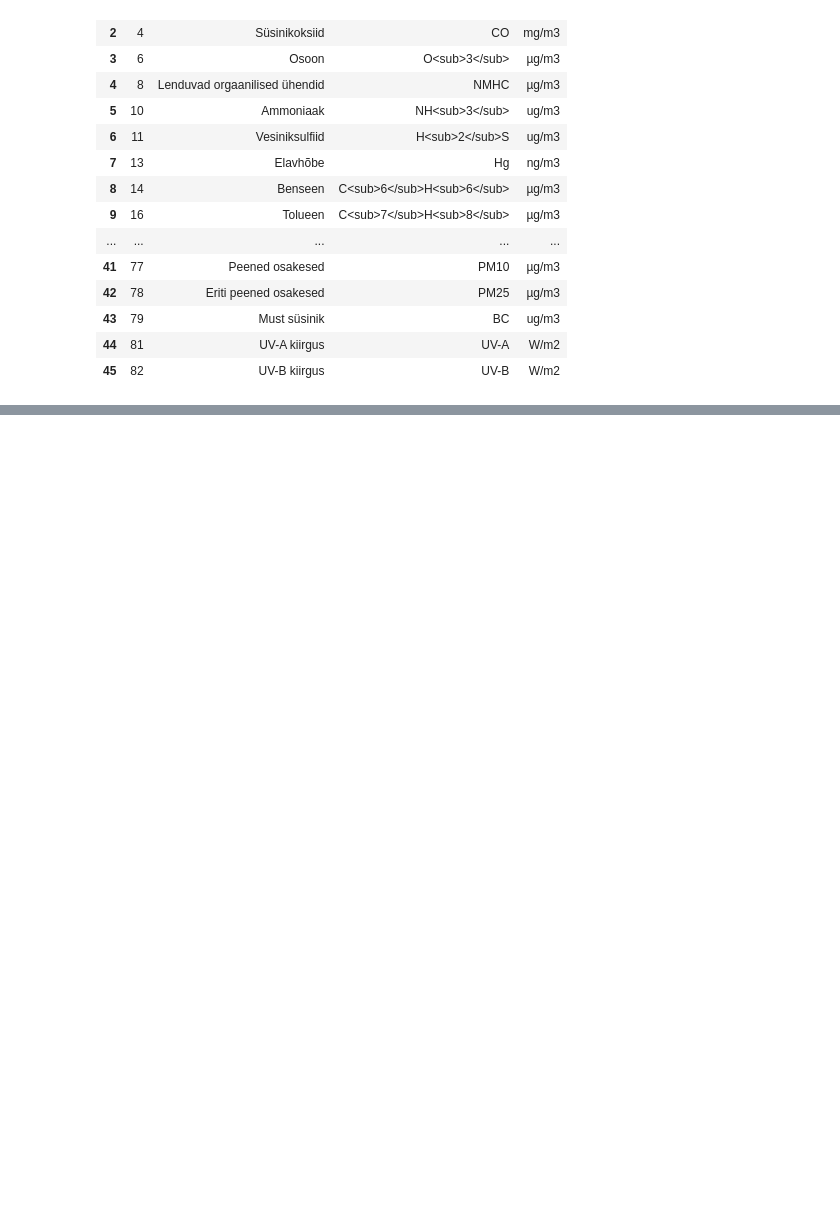
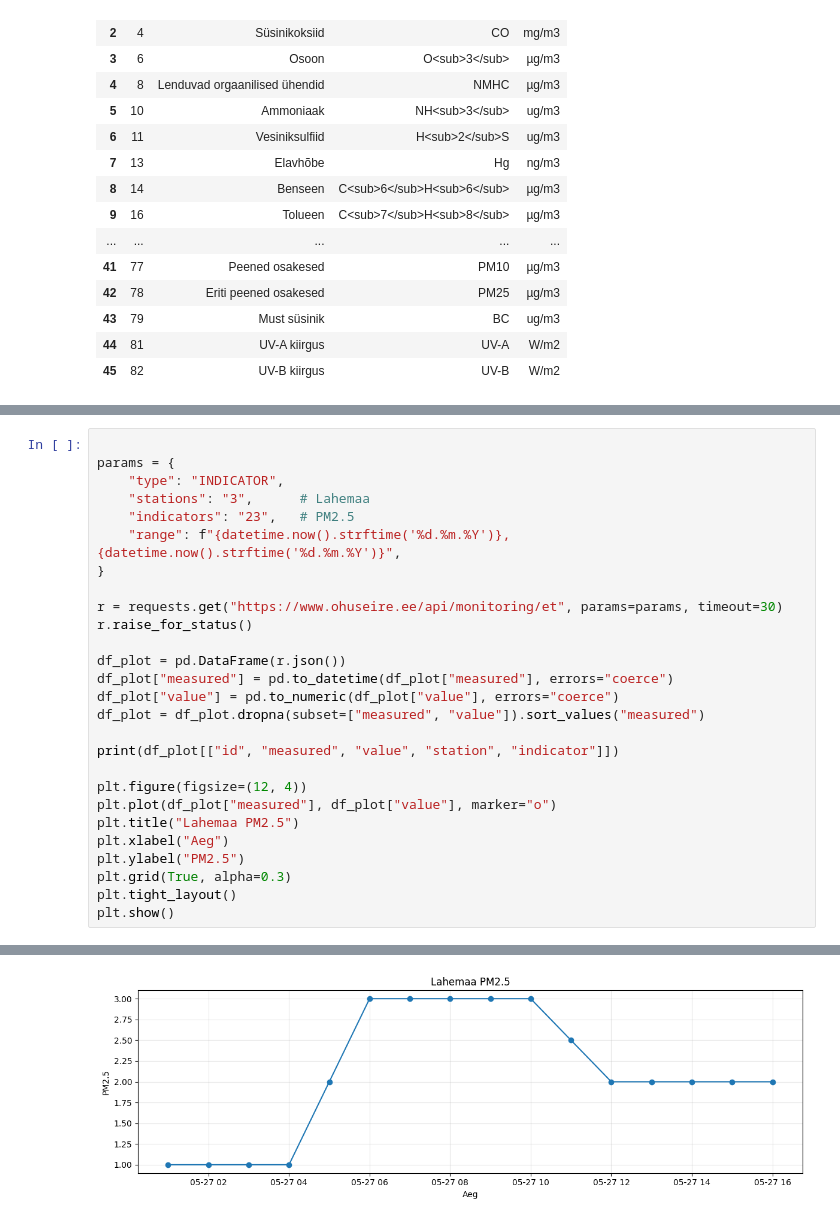
Before and after one commit to annaliisah/projektitoo_ohukvaliteedi_vordlus, a Jupyter notebook: notebooks/01_ohuseire.ipynb, the cells around one changed output, grey strips where cells are left out. Cells and saved outputs as stored; diff of their text form; blank space fills up the shorter version.

```diff
--- a/notebooks/01_ohuseire.ipynb
+++ b/notebooks/01_ohuseire.ipynb
@@ -152,0 +476,28 @@ indicators[["id", "name", "formula", "unit"]].head(47)
+# %%
+
+params = {
+    "type": "INDICATOR",
+    "stations": "3",      # Lahemaa
+    "indicators": "23",   # PM2.5
+    "range": f"{datetime.now().strftime('%d.%m.%Y')},{datetime.now().strftime('%d.%m.%Y')}",
+}
+
+r = requests.get("https://www.ohuseire.ee/api/monitoring/et", params=params, timeout=30)
+r.raise_for_status()
+
+df_plot = pd.DataFrame(r.json())
+df_plot["measured"] = pd.to_datetime(df_plot["measured"], errors="coerce")
+df_plot["value"] = pd.to_numeric(df_plot["value"], errors="coerce")
+df_plot = df_plot.dropna(subset=["measured", "value"]).sort_values("measured")
+
+print(df_plot[["id", "measured", "value", "station", "indicator"]])
+
+plt.figure(figsize=(12, 4))
+plt.plot(df_plot["measured"], df_plot["value"], marker="o")
+plt.title("Lahemaa PM2.5")
+plt.xlabel("Aeg")
+plt.ylabel("PM2.5")
+plt.grid(True, alpha=0.3)
+plt.tight_layout()
+plt.show()
+# %% [output]
@@ -152,0 +521 @@ indicators[["id", "name", "formula", "unit"]].head(47)
+[figure, added]
```
Also changed, not shown: parts of 15 cells of this notebook.
